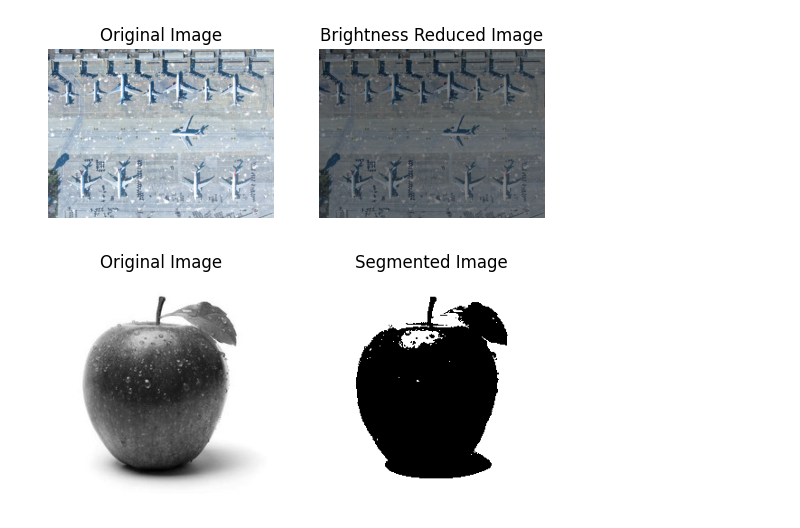
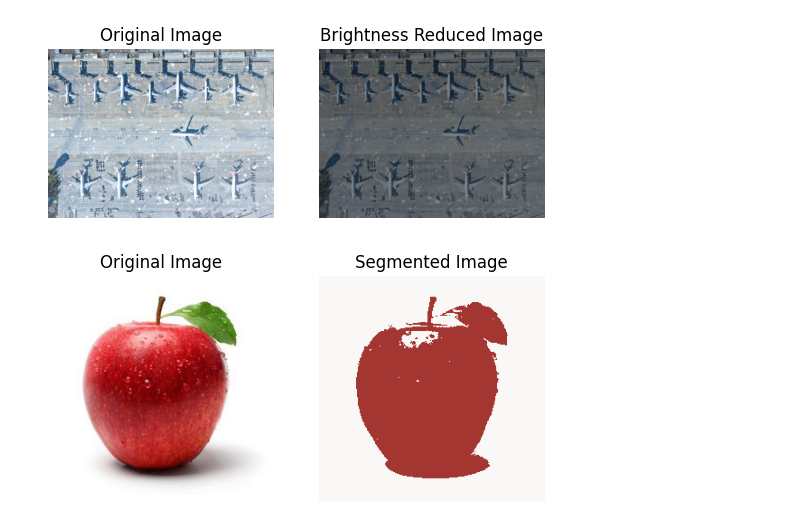
Before and after one commit to maruf908548/DIP_Lab_Final, a Jupyter notebook: DIP_Lab_Final.ipynb, the cells around one changed output. Saved outputs shown, nothing was run; the diff lists cells and outputs as text; code cells hidden in the pictures.

```diff
--- a/DIP_Lab_Final.ipynb
+++ b/DIP_Lab_Final.ipynb
@@ -99,20 +99,20 @@ plt.show()
 # %%
 # Task 5: Segmentation problem for DIP_Lab_task_05.jpg
 img5_path = '/content/drive/MyDrive/DIP Lab Resources/Assignment/DIP_Lab_task_05.jpg'
-img5 = cv2.imread(img5_path, cv2.IMREAD_GRAYSCALE)
+img5 = cv2.imread(img5_path, cv2.IMREAD_COLOR)
 # %%
 if img5 is not None:
-    # Apply K-means clustering
-    pixel_values = img5.reshape((-1, 1)).astype(np.float32)
+
+    pixel_values = img5.reshape((-1, 3)).astype(np.float32)
     _, labels, centers = cv2.kmeans(pixel_values, 2, None, (cv2.TERM_CRITERIA_EPS + cv2.TERM_CRITERIA_MAX_ITER, 100, 0.2), 10, cv2.KMEANS_RANDOM_CENTERS)
 
     segmented_img5 = centers[labels.flatten()].reshape(img5.shape).astype(np.uint8)
 
-    # Display images
-    plt.subplot(1, 2, 1), plt.imshow(img5, cmap='gray'), plt.title('Original Image'), plt.axis('off')
-    plt.subplot(1, 2, 2), plt.imshow(segmented_img5, cmap='gray'), plt.title('Segmented Image'), plt.axis('off')
+
+    plt.subplot(1, 2, 1), plt.imshow(cv2.cvtColor(img5, cv2.COLOR_BGR2RGB)), plt.title('Original Image'), plt.axis('off')
+    plt.subplot(1, 2, 2), plt.imshow(cv2.cvtColor(segmented_img5, cv2.COLOR_BGR2RGB)), plt.title('Segmented Image'), plt.axis('off')
     plt.show()
 else:
     print(f"Error: Unable to load image at {img5_path}")
 # %% [output]
-[figure, old version]
+[figure, new version]
```
